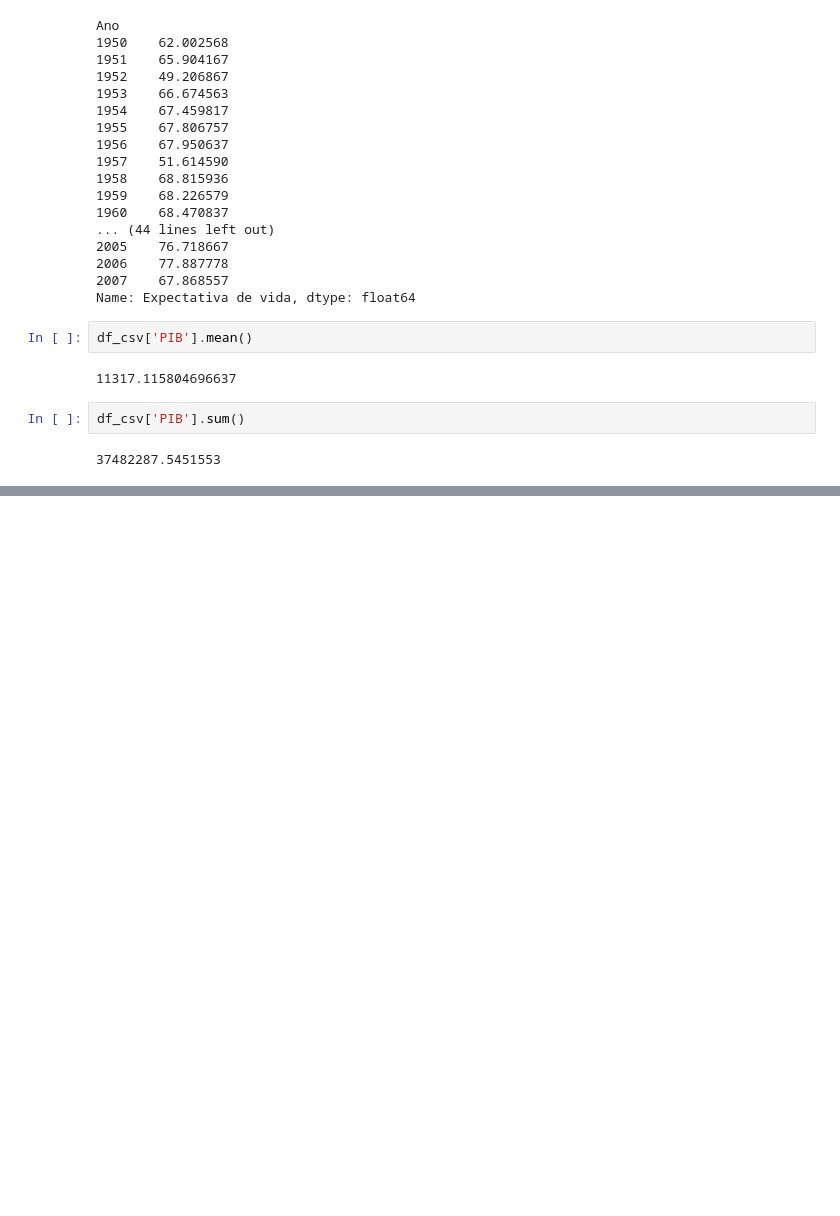
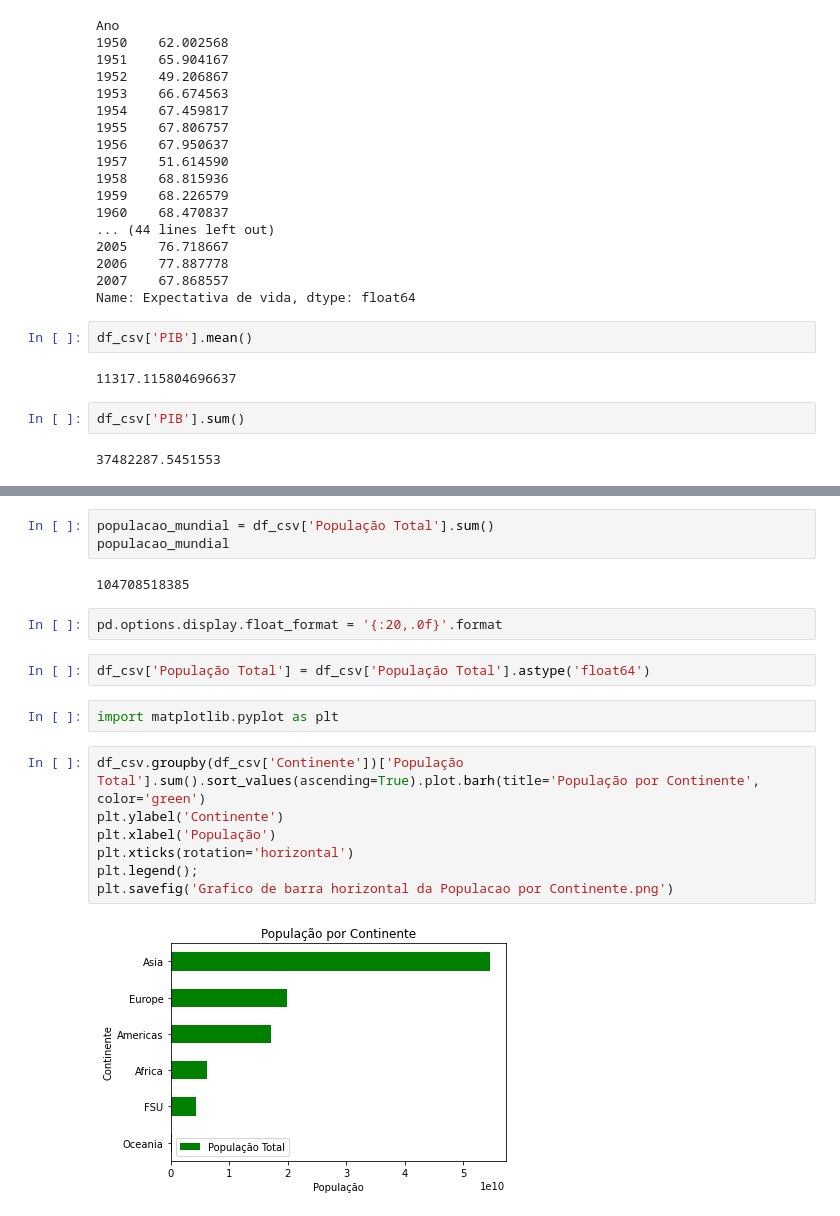
Before and after one commit to Albislan/dio_projeto_pandas1, a Jupyter notebook: analise_csv.ipynb, the cells around one changed output, grey strips where cells are left out. Saved outputs shown, nothing was run; the diff lists cells and outputs as text; blank space fills up the shorter version.

Commit message:
finalizando projeto com um grafico salvo da populacao mundial por continente com base no arquivo Gapminder.csv

```diff
--- a/analise_csv.ipynb
+++ b/analise_csv.ipynb
@@ -130,0 +142,20 @@ df_csv['PIB'].sum()
+# %%
+populacao_mundial = df_csv['População Total'].sum()
+populacao_mundial
+# %% [output]
+104708518385
+# %%
+pd.options.display.float_format = '{:20,.0f}'.format
+# %%
+df_csv['População Total'] = df_csv['População Total'].astype('float64')
+# %%
+import matplotlib.pyplot as plt
+# %%
+df_csv.groupby(df_csv['Continente'])['População Total'].sum().sort_values(ascending=True).plot.barh(title='População por Continente', color='green')
+plt.ylabel('Continente')
+plt.xlabel('População')
+plt.xticks(rotation='horizontal')
+plt.legend();
+plt.savefig('Grafico de barra horizontal da Populacao por Continente.png')
+# %% [output]
+[figure, added]
```
Also changed, not shown: parts of 2 cells of this notebook, 1 other file.
